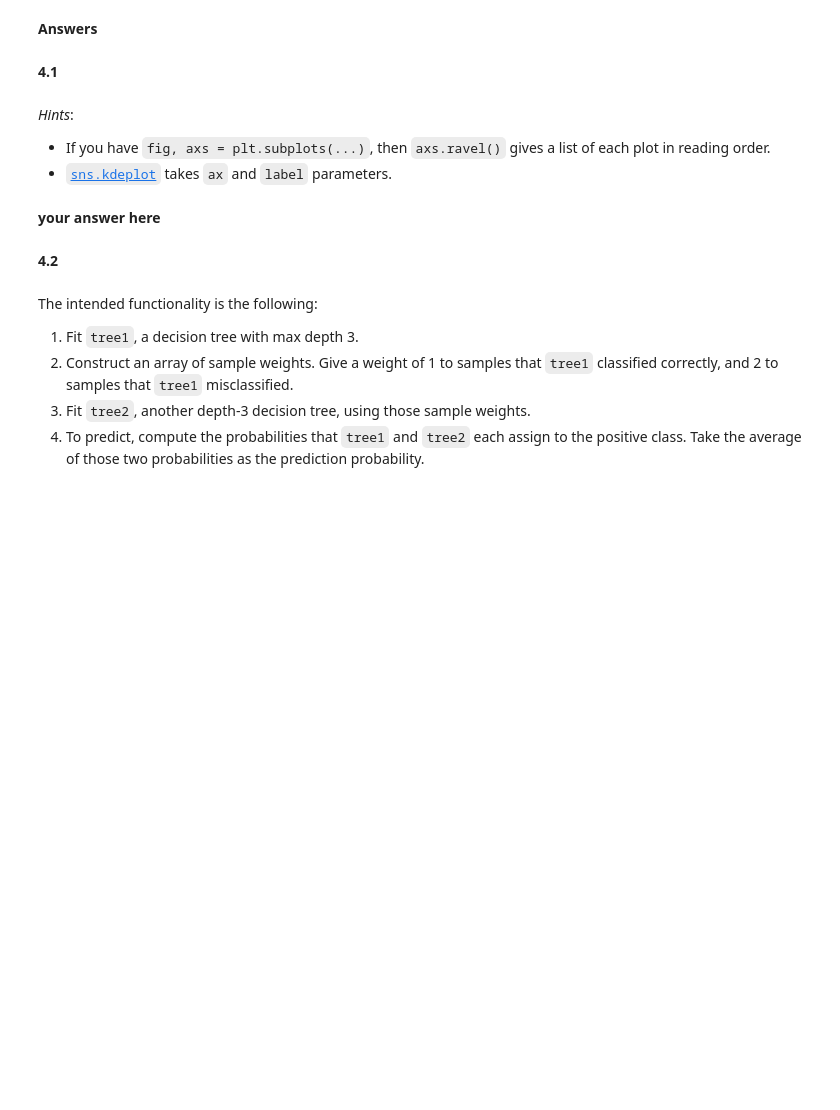
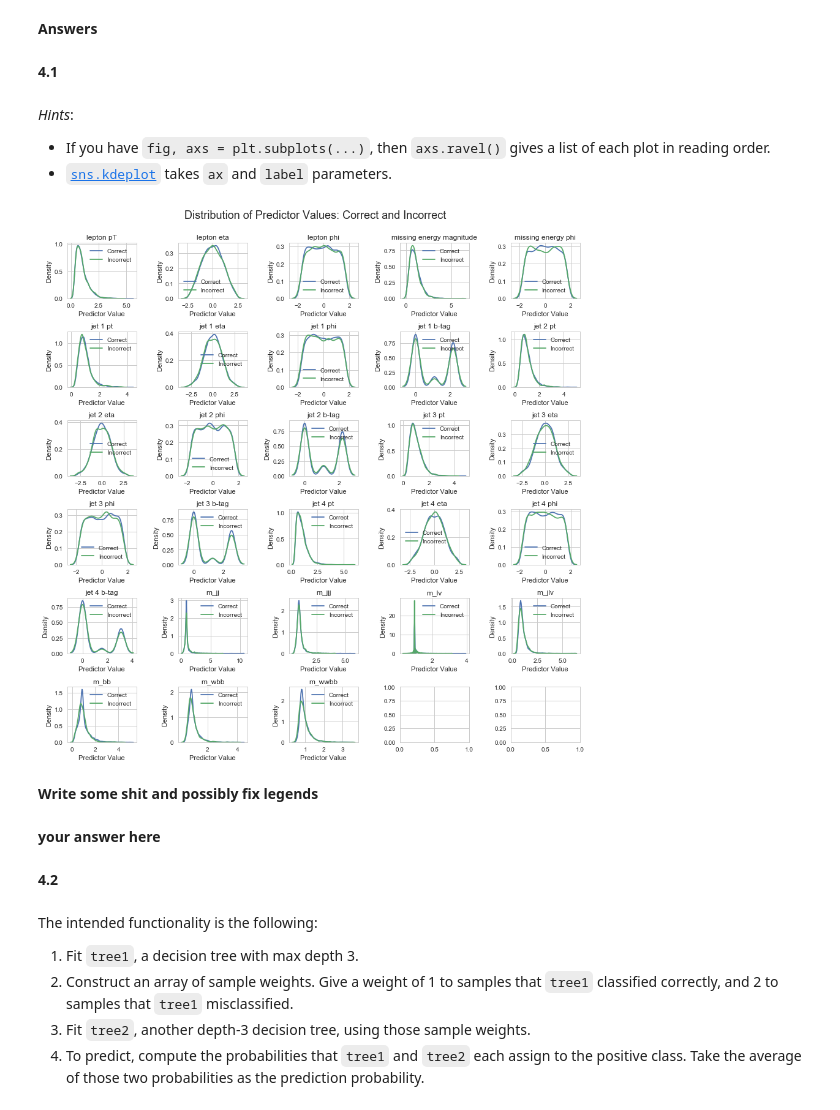
Before and after one commit to tmaounis/cs109a_hw8, a Jupyter notebook: cs109a_hw8_109.ipynb, the cells around one changed output. Saved outputs shown, nothing was run; the diff lists cells and outputs as text; code cells hidden in the pictures; blank space fills up the shorter version.

```diff
--- a/cs109a_hw8_109.ipynb
+++ b/cs109a_hw8_109.ipynb
@@ -468,3 +464,36 @@ We'll focus on the AdaBoost flavor of boosting and examine what happens to the e
+# %%
+def plot_predictor_distribution(df_train, target, nrows, ncols, max_depth=3):
+    #plots correct and incorrect predictor distributions
+    X_train = df_train.iloc[:, df_train.columns != target]
+    y_train = df_train[target]
+
+    assert nrows*ncols > len(X_train.columns), "Subplot space smaller than predictor space"
+
+    tree1 = DecisionTreeClassifier(max_depth=3).fit(X_train,y_train)
+    tree1_pred_train = tree1.predict(X_train)
+
+    fig, axes = plt.subplots(nrows, ncols, figsize=(15,15))
+    plt.subplots_adjust(hspace=.6, wspace=.6)
+    fig.suptitle("Distribution of Predictor Values: Correct and Incorrect", y=0.93, fontsize=18)
+    axes_list = axes.ravel()
+
+    for i, label in enumerate(X_train.columns):
+        X_correct = X_train[tree1_pred_train == y_train][label]
+        X_incorrect = X_train[tree1_pred_train != y_train][label]
+
+        ax = axes_list[i]
+        sns.kdeplot(X_correct, ax=ax, label="Correct")
+        sns.kdeplot(X_incorrect, ax=ax, label="Incorrect")
+        ax.set_xlabel("Predictor Value")
+        ax.set_ylabel("Density")
+        ax.set_title(label)
+        ax.legend()
+# %%
+plot_predictor_distribution(data_train,"class", 6, 5, max_depth=3)
+# %% [output]
+[figure, added]
+# %% [markdown]
+**Write some shit and possibly fix legends**
 # %% [markdown]
 **your answer here**
 # %% [markdown]
```
Also changed, not shown: parts of 2 cells of this notebook.
